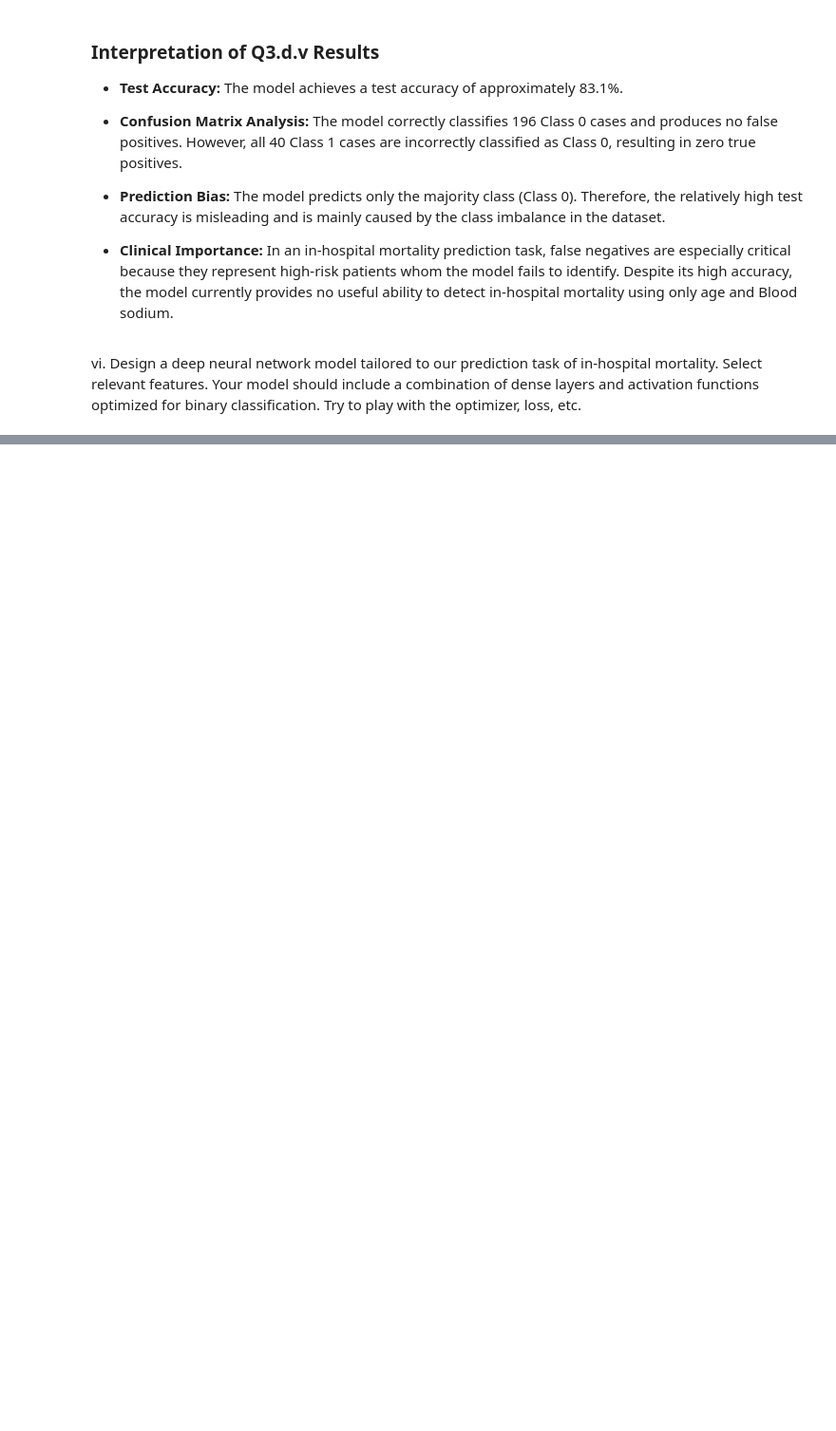
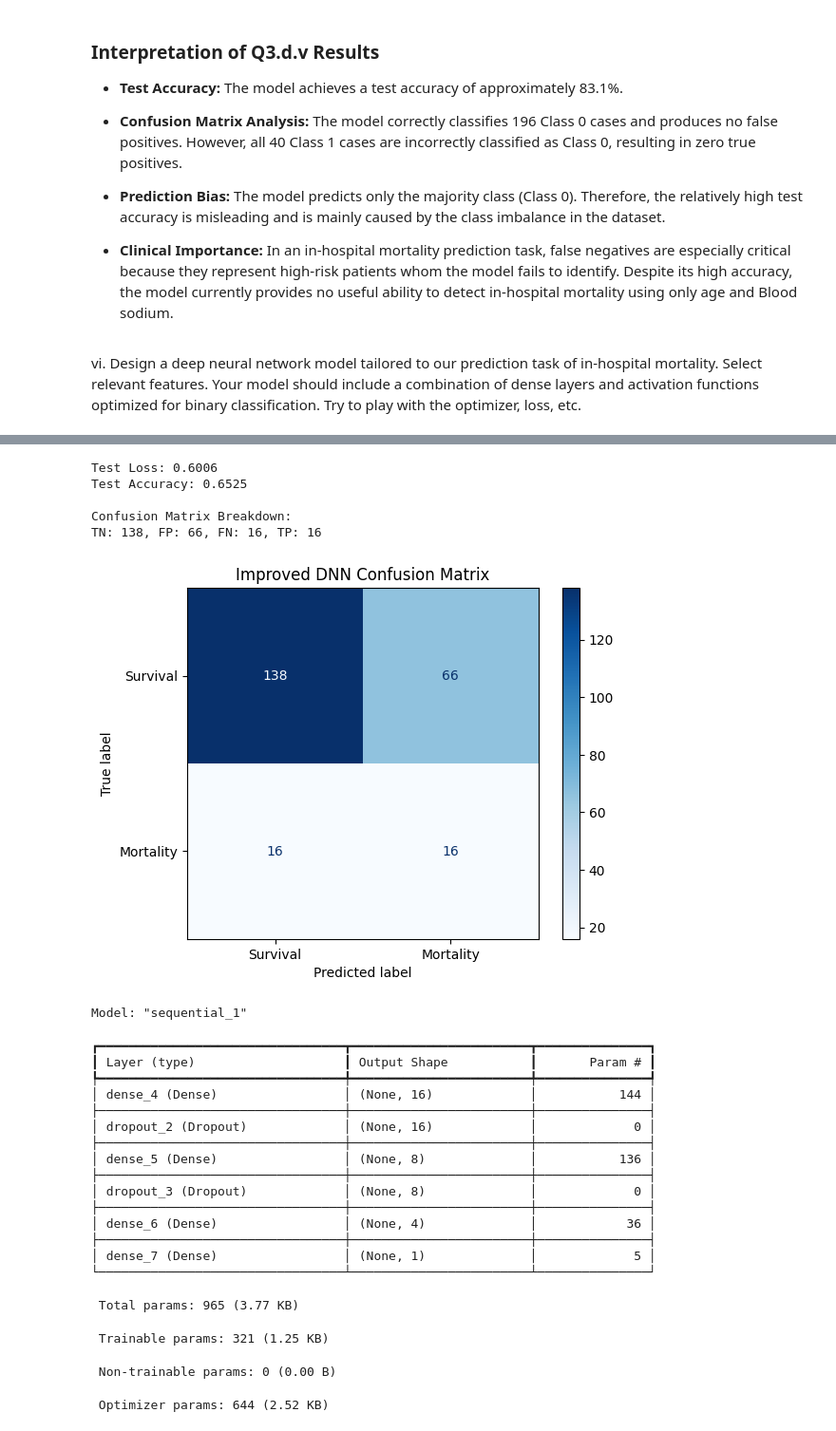
Before and after one commit to Ouriel91/ai-deep-learning-course, a Jupyter notebook: Project_1_MIMIC_Ouri.ipynb, the cells around one changed output, grey strips where cells are left out. Shown at 95% size. Saved outputs shown, nothing was run; the diff lists cells and outputs as text; code cells hidden in the pictures; blank space fills up the shorter version.

```diff
--- a/Project_1_MIMIC_Ouri.ipynb
+++ b/Project_1_MIMIC_Ouri.ipynb
@@ -833,0 +935,48 @@ loss, etc.
+# %%
+# 10. Evaluation and Visualization
+loss_imp, acc_imp = improved_model.evaluate(X_test_scaled, y_test_imp, verbose=0)
+y_pred_imp = (improved_model.predict(X_test_scaled, verbose=0) > 0.5).astype(int)
+
+cm_imp = confusion_matrix(y_test_imp, y_pred_imp)
+tn_i, fp_i, fn_i, tp_i = cm_imp.ravel()
+
+print(f"Test Loss: {loss_imp:.4f}")
+print(f"Test Accuracy: {acc_imp:.4f}")
+print(f"\nConfusion Matrix Breakdown:")
+print(f"TN: {tn_i}, FP: {fp_i}, FN: {fn_i}, TP: {tp_i}")
+
+# Visualize Confusion Matrix
+disp_imp = ConfusionMatrixDisplay(confusion_matrix=cm_imp, display_labels=['Survival', 'Mortality'])
+disp_imp.plot(cmap='Blues')
+plt.title("Improved DNN Confusion Matrix")
+plt.show()
+
+# Model Summary
+improved_model.summary()
+# %% [output]
+Test Loss: 0.6006
+Test Accuracy: 0.6525
+
+Confusion Matrix Breakdown:
+TN: 138, FP: 66, FN: 16, TP: 16
+[figure, added]
+Model: "sequential_1"
+┏━━━━━━━━━━━━━━━━━━━━━━━━━━━━━━━━━┳━━━━━━━━━━━━━━━━━━━━━━━━┳━━━━━━━━━━━━━━━┓
+┃ Layer (type)                    ┃ Output Shape           ┃       Param # ┃
+┡━━━━━━━━━━━━━━━━━━━━━━━━━━━━━━━━━╇━━━━━━━━━━━━━━━━━━━━━━━━╇━━━━━━━━━━━━━━━┩
+│ dense_4 (Dense)                 │ (None, 16)             │           144 │
+├─────────────────────────────────┼────────────────────────┼───────────────┤
+│ dropout_2 (Dropout)             │ (None, 16)             │             0 │
+├─────────────────────────────────┼────────────────────────┼───────────────┤
+│ dense_5 (Dense)                 │ (None, 8)              │           136 │
+├─────────────────────────────────┼────────────────────────┼───────────────┤
+│ dropout_3 (Dropout)             │ (None, 8)              │             0 │
+├─────────────────────────────────┼────────────────────────┼───────────────┤
+│ dense_6 (Dense)                 │ (None, 4)              │            36 │
+├─────────────────────────────────┼────────────────────────┼───────────────┤
+│ dense_7 (Dense)                 │ (None, 1)              │             5 │
+└─────────────────────────────────┴────────────────────────┴───────────────┘
+ Total params: 965 (3.77 KB)
+ Trainable params: 321 (1.25 KB)
+ Non-trainable params: 0 (0.00 B)
+ Optimizer params: 644 (2.52 KB)
```
Also changed, not shown: parts of 11 cells of this notebook.
